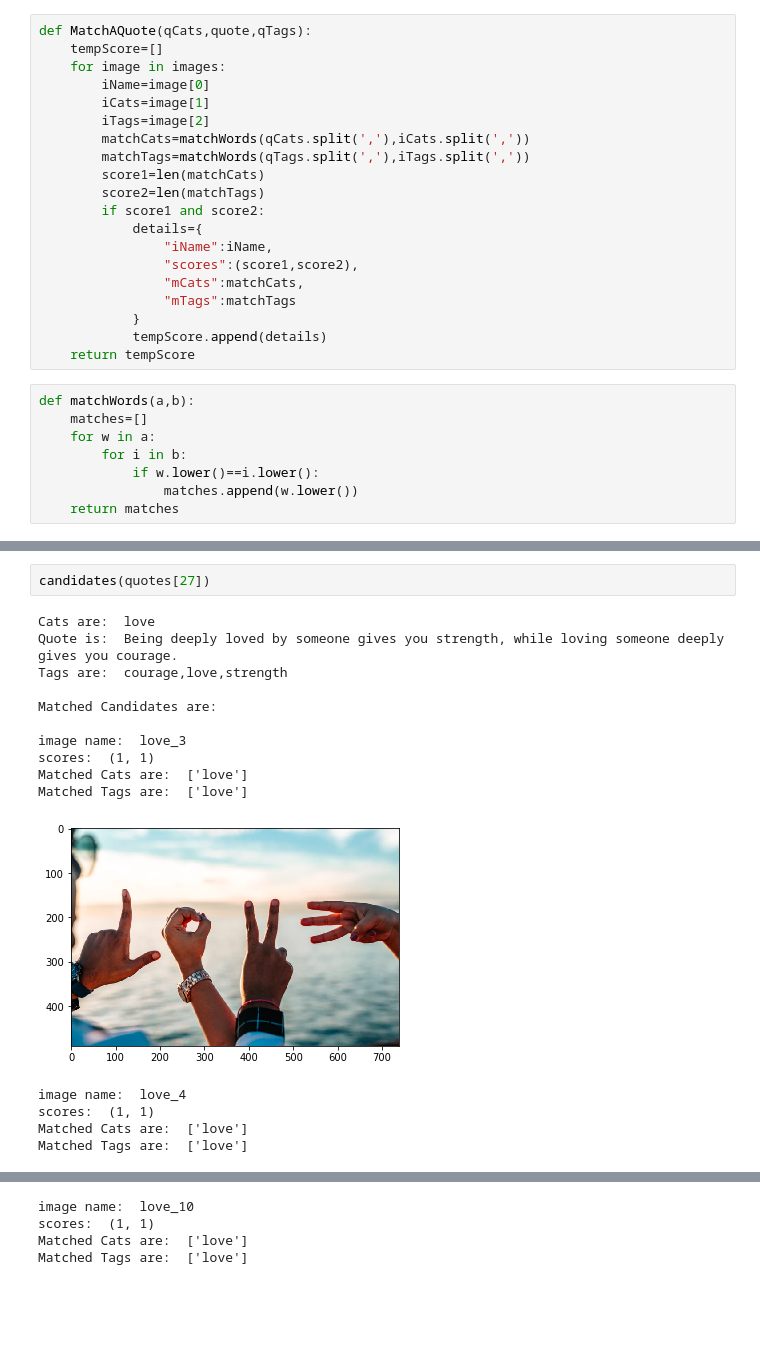
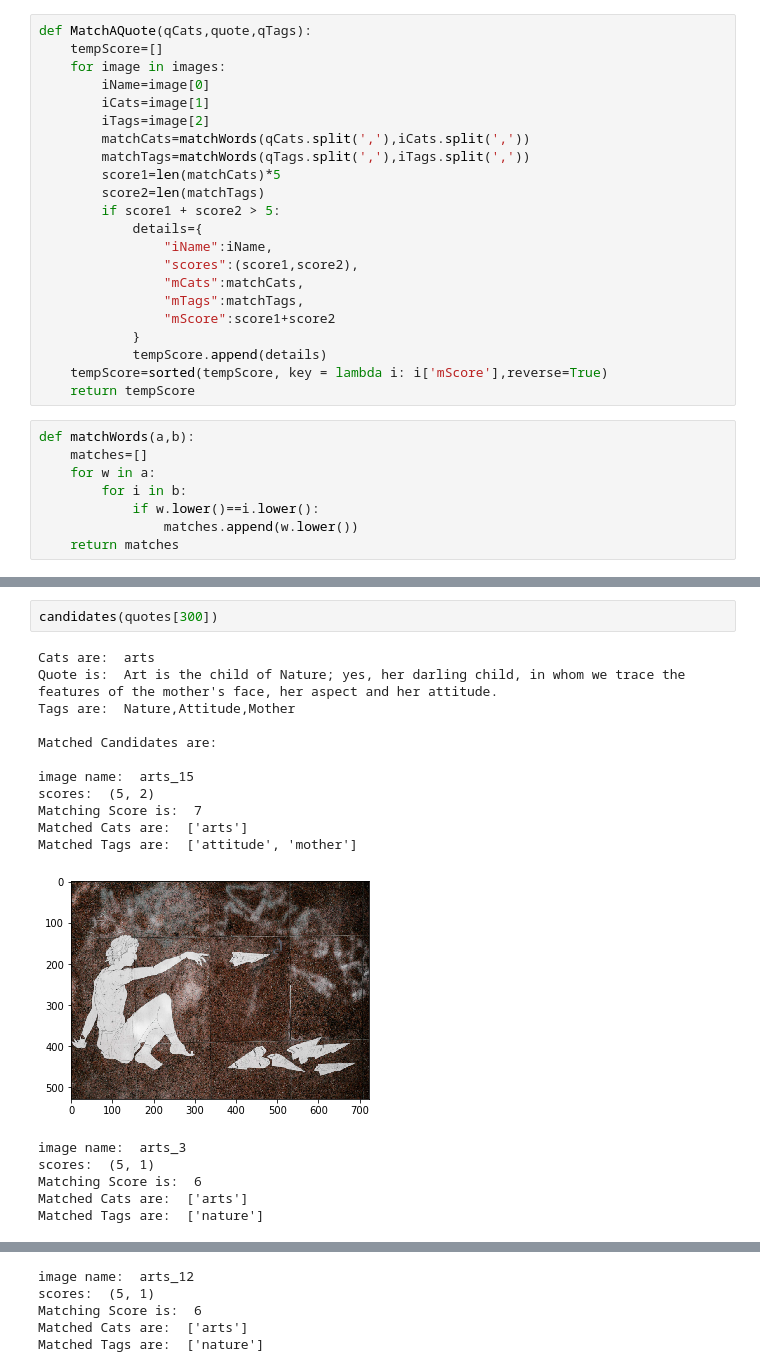
Before and after one commit to shashijangra22/Match-A-Quote, a Jupyter notebook: Matching Tags.ipynb, the cells around one changed output, grey strips where cells are left out. Drawn from its saved outputs; the diff is of its cells as text; blank space fills up the shorter version.

Commit message:
score algo and data visualisation

```diff
--- a/Matching Tags.ipynb
+++ b/Matching Tags.ipynb
@@ -18,16 +18,18 @@ def MatchAQuote(qCats,quote,qTags):
         iTags=image[2]
         matchCats=matchWords(qCats.split(','),iCats.split(','))
         matchTags=matchWords(qTags.split(','),iTags.split(','))
-        score1=len(matchCats)
+        score1=len(matchCats)*5
         score2=len(matchTags)
-        if score1 and score2:
+        if score1 + score2 > 5:
             details={
                 "iName":iName,
                 "scores":(score1,score2),
                 "mCats":matchCats,
-                "mTags":matchTags
+                "mTags":matchTags,
+                "mScore":score1+score2
             }
             tempScore.append(details)
+    tempScore=sorted(tempScore, key = lambda i: i['mScore'],reverse=True)
     return tempScore
 # %%
 def matchWords(a,b):
@@ -60,20 +63,22 @@ def candidates(sample):
         plt.imshow(IMG)
         plt.show()
 # %%
-candidates(quotes[27])
+candidates(quotes[300])
 # %% [output]
-Cats are:  love
-Quote is:  Being deeply loved by someone gives you strength, while loving someone deeply gives you courage.
-Tags are:  courage,love,strength
+Cats are:  arts
+Quote is:  Art is the child of Nature; yes, her darling child, in whom we trace the features of the mother's face, her aspect and her attitude.
+Tags are:  Nature,Attitude,Mother
 
 Matched Candidates are:
 
-image name:  love_3
-scores:  (1, 1)
-Matched Cats are:  ['love']
-Matched Tags are:  ['love']
+image name:  arts_15
+scores:  (5, 2)
+Matching Score is:  7
+Matched Cats are:  ['arts']
+Matched Tags are:  ['attitude', 'mother']
-[figure, old version]
+[figure, new version]
-image name:  love_4
-scores:  (1, 1)
-Matched Cats are:  ['love']
-Matched Tags are:  ['love']
+image name:  arts_3
+scores:  (5, 1)
+Matching Score is:  6
+Matched Cats are:  ['arts']
+Matched Tags are:  ['nature']
@@ -81,4 +86,5 @@ Matched Tags are:  ['love']
-image name:  love_10
-scores:  (1, 1)
-Matched Cats are:  ['love']
-Matched Tags are:  ['love']
+image name:  arts_12
+scores:  (5, 1)
+Matching Score is:  6
+Matched Cats are:  ['arts']
+Matched Tags are:  ['nature']
```
Also changed, not shown: parts of 2 cells of this notebook, 2 other files.
